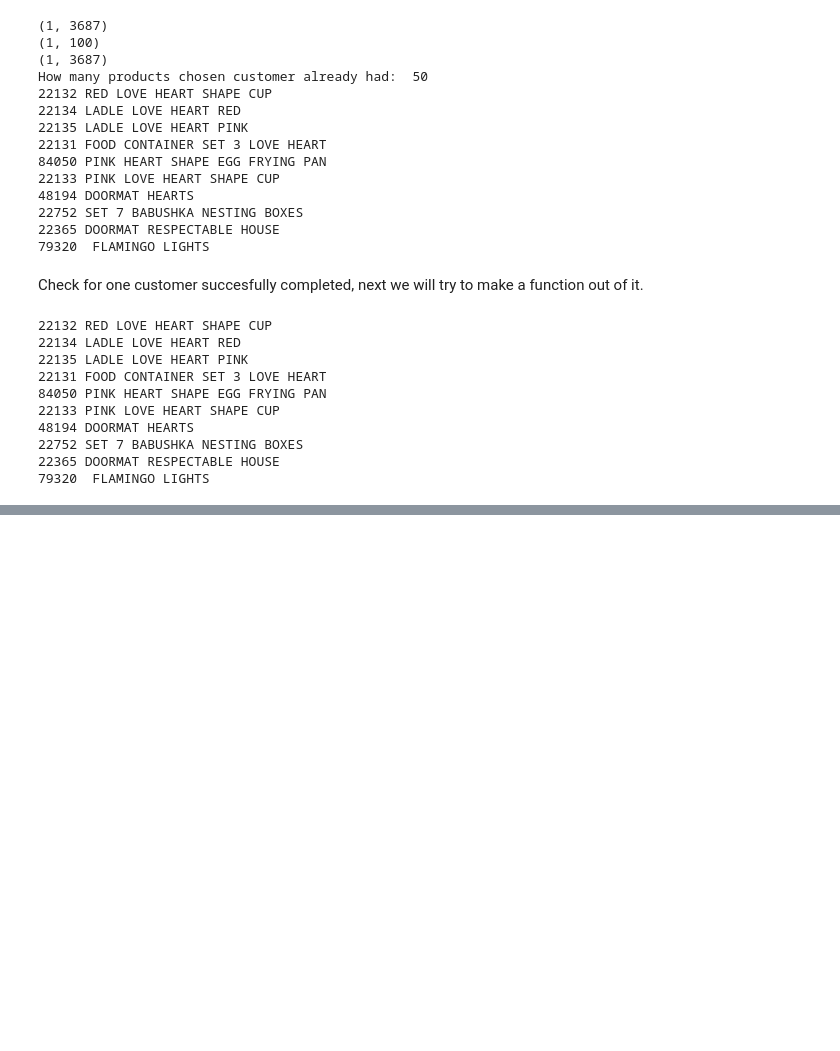
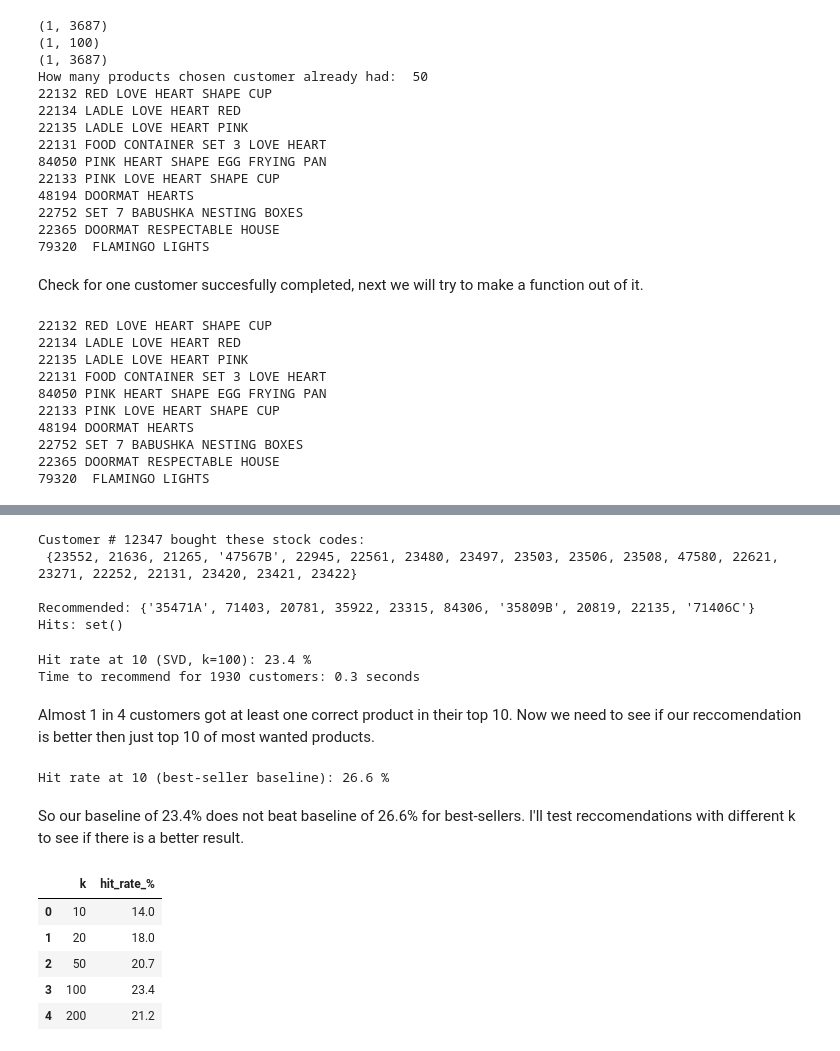
Before and after one commit to kholostovamk/Online-Retail-II-UCI, a Jupyter notebook: work.ipynb, the cells around one changed output, grey strips where cells are left out. Drawn from its saved outputs; the diff is of its cells as text; code cells hidden in the pictures; blank space fills up the shorter version.

```diff
--- a/work.ipynb
+++ b/work.ipynb
@@ -435,0 +455,72 @@ for col in recommend(13085):
+# %%
+"""from our test_new rows where we have one row per (customer, product) we want to group those by customers,
+so for each customer we get a set of StockCodes they bought"""
+
+actual = test_new.groupby("Customer ID")["StockCode"].apply(set)
+example_id = actual.index[0]          # first test customer
+print("Customer #",example_id, "bought these stock codes: \n", actual[example_id])
+
+recommended_codes = set(product_codes[col] for col in recommend(example_id))
+print("\nRecommended:", recommended_codes)
+print("Hits:", recommended_codes & actual[example_id])
+# %% [output]
+Customer # 12347 bought these stock codes:
+ {23552, 21636, 21265, '47567B', 22945, 22561, 23480, 23497, 23503, 23506, 23508, 47580, 22621, 23271, 22252, 22131, 23420, 23421, 23422}
+
+Recommended: {'35471A', 71403, 20781, 35922, 23315, 84306, '35809B', 20819, 22135, '71406C'}
+Hits: set()
+# %%
+t = time.time()                                                     # start timer: the whole "nightly job"
+hits = 0                                                            # customers with at least one hit
+
+for customer_id in actual.index:                                    # every test customer
+    recommended_codes = set(product_codes[col] for col in recommend(customer_id))
+    if recommended_codes & actual[customer_id]:                     # non-empty set = at least one hit
+        hits += 1
+
+job_seconds = time.time() - t
+hit_rate = hits / len(actual)
+print("Hit rate at 10 (SVD, k=100):", round(hit_rate * 100, 1), "%")
+print("Time to recommend for", len(actual), "customers:", round(job_seconds, 1), "seconds")
+# %% [output]
+Hit rate at 10 (SVD, k=100): 23.4 %
+Time to recommend for 1930 customers: 0.3 seconds
+# %% [markdown]
+Almost 1 in 4 customers got at least one correct product in their top 10. Now we need to see if our reccomendation is better then just top 10 of most wanted products.
+# %%
+best_sellers = list(customers_per_product.index)                    # all products, most customers first
+owned = train.groupby("Customer ID")["StockCode"].apply(set)        # customer -> everything they bought in training
+
+baseline_hits = 0
+for customer_id in actual.index:
+    top10_new = [p for p in best_sellers if p not in owned[customer_id]][:10]   # best sellers they don't have yet, first 10
+    if set(top10_new) & actual[customer_id]:
+        baseline_hits += 1
+
+baseline_rate = baseline_hits / len(actual)
+print("Hit rate at 10 (best-seller baseline):", round(baseline_rate * 100, 1), "%")
+# %% [output]
+Hit rate at 10 (best-seller baseline): 26.6 %
+# %% [markdown]
+So our baseline of 23.4% does not beat baseline of 26.6% for best-sellers. I'll test reccomendations with different k to see if there is a better result.
+# %%
+hit_results = []
+
+for k in [10, 20, 50, 100, 200]:
+    svd_k = TruncatedSVD(n_components=k, random_state=42).fit(A)
+    P_vec = normalize(svd_k.components_.T)                  # recommend() uses P_vec, so this switches the model to k themes
+    hits = 0
+    for customer_id in actual.index:
+        recommended_codes = set(product_codes[col] for col in recommend(customer_id))
+        if recommended_codes & actual[customer_id]: hits += 1
+    hit_results.append({"k": k, "hit_rate_%": round(hits / len(actual) * 100, 1)})
+
+P_vec = normalize(svd_100.components_.T)
+pd.DataFrame(hit_results)
+# %% [output]
+|  | k | hit_rate_% |
+| 0 | 10 | 14.0 |
+| 1 | 20 | 18.0 |
+| 2 | 50 | 20.7 |
+| 3 | 100 | 23.4 |
+| 4 | 200 | 21.2 |
```
Also changed, not shown: parts of 13 cells of this notebook, 2 other files.
